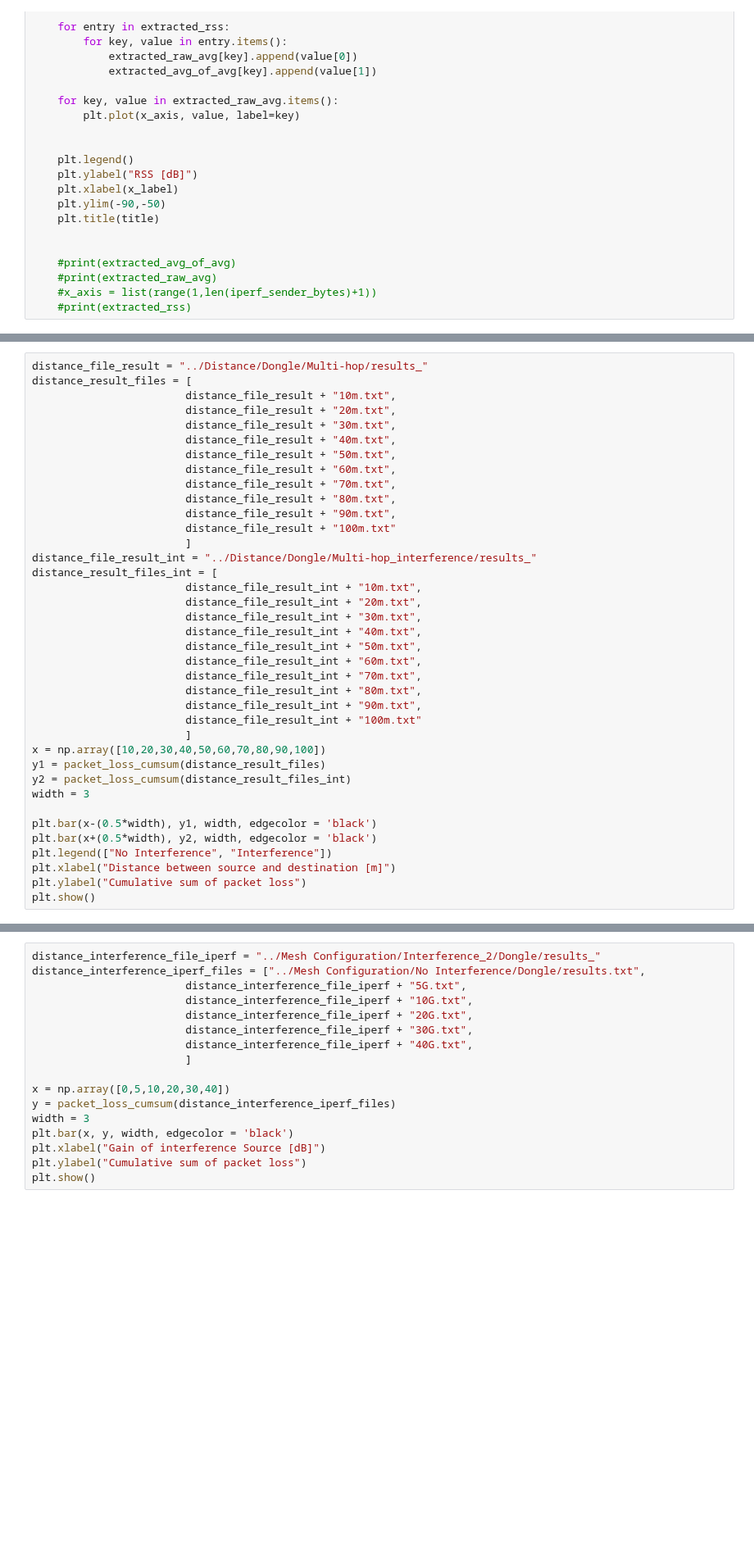
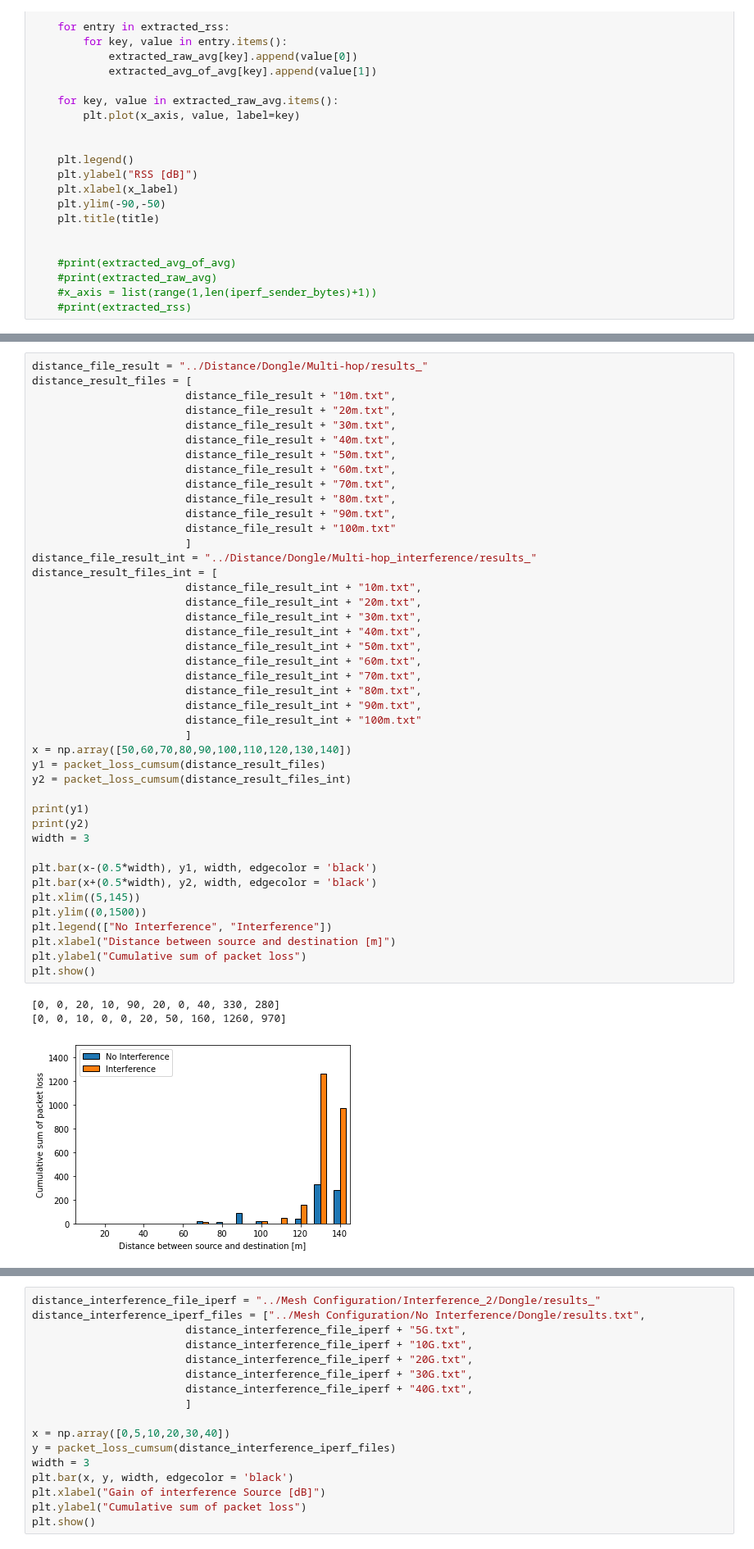
Before and after one commit to k00ziex/MastersThesis_FANETs_Fall_2022, a Jupyter notebook: Data_processing/Data_Visualization.ipynb, the cells around one changed output, grey strips where cells are left out. Shown at 82% size. Drawn from its saved outputs; the diff is of its cells as text; blank space fills up the shorter version.

```diff
--- a/Data_processing/Data_Visualization.ipynb
+++ b/Data_processing/Data_Visualization.ipynb
@@ -661,34 +670,43 @@ distance_result_files = [
                         distance_file_result + "50m.txt",
                         distance_file_result + "60m.txt",
                         distance_file_result + "70m.txt",
                         distance_file_result + "80m.txt",
                         distance_file_result + "90m.txt",
                         distance_file_result + "100m.txt"
                         ]
 distance_file_result_int = "../Distance/Dongle/Multi-hop_interference/results_"
 distance_result_files_int = [
                         distance_file_result_int + "10m.txt",
                         distance_file_result_int + "20m.txt",
                         distance_file_result_int + "30m.txt",
                         distance_file_result_int + "40m.txt",
                         distance_file_result_int + "50m.txt",
                         distance_file_result_int + "60m.txt",
                         distance_file_result_int + "70m.txt",
                         distance_file_result_int + "80m.txt",
                         distance_file_result_int + "90m.txt",
                         distance_file_result_int + "100m.txt"
                         ]
-x = np.array([10,20,30,40,50,60,70,80,90,100])
+x = np.array([50,60,70,80,90,100,110,120,130,140])
 y1 = packet_loss_cumsum(distance_result_files)
 y2 = packet_loss_cumsum(distance_result_files_int)
+
+print(y1)
+print(y2)
 width = 3
 
 plt.bar(x-(0.5*width), y1, width, edgecolor = 'black')
 plt.bar(x+(0.5*width), y2, width, edgecolor = 'black')
+plt.xlim((5,145))
+plt.ylim((0,1500))
 plt.legend(["No Interference", "Interference"])
 plt.xlabel("Distance between source and destination [m]")
 plt.ylabel("Cumulative sum of packet loss")
 plt.show()
+# %% [output]
+[0, 0, 20, 10, 90, 20, 0, 40, 330, 280]
+[0, 0, 10, 0, 0, 20, 50, 160, 1260, 970]
+[figure, added]
 # %%
 transmission_power_path = "../Transmission Power/Dongle/Single-hop/results_"
 transmission_power_no_int_files = [
```
Also changed, not shown: parts of 5 cells of this notebook, 2 other files.
